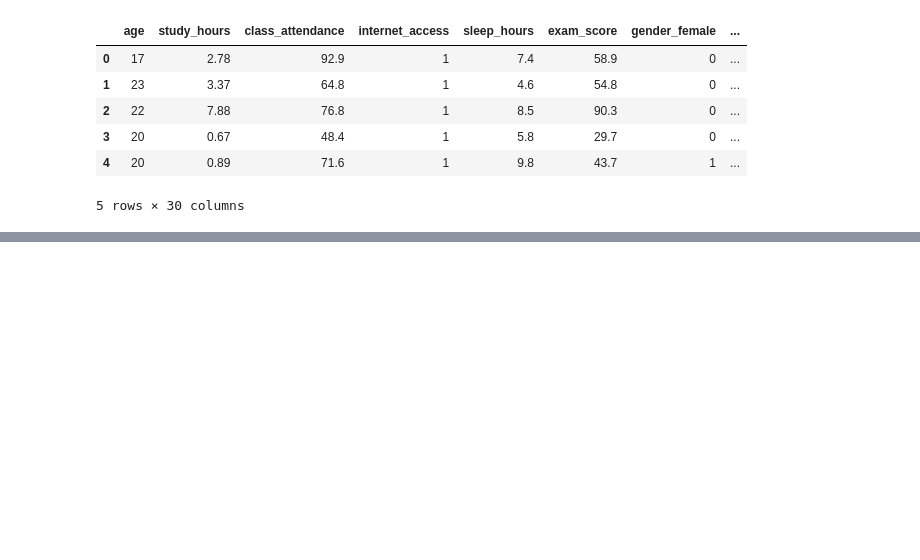
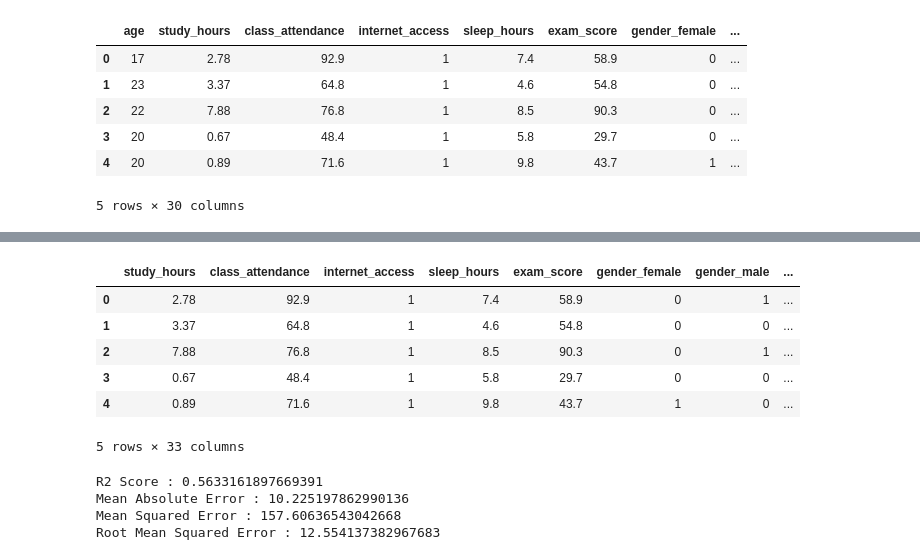
Before and after one commit to sonjoy1s/kaggle_project, a Jupyter notebook: Exam_Score_Prediction_Dataset.ipynb, the cells around one changed output, grey strips where cells are left out. Drawn from its saved outputs; the diff is of its cells as text; code cells hidden in the pictures; blank space fills up the shorter version.

```diff
--- a/Exam_Score_Prediction_Dataset.ipynb
+++ b/Exam_Score_Prediction_Dataset.ipynb
@@ -197,0 +219,2 @@ df_h.head()
+# %%
+df_h1 = pd.get_dummies(df_h,columns=['age_bin'],dtype=int)
@@ -197,0 +231,12 @@ df_h.head()
+# %%
+df_h1.drop(columns=['age'],inplace=True)
+# %%
+df_h1.head()
+# %% [output]
+|  | study_hours | class_attendance | internet_access | sleep_hours | exam_score | gender_female | gender_male | ... |
+| 0 | 2.78 | 92.9 | 1 | 7.4 | 58.9 | 0 | 1 | ... |
+| 1 | 3.37 | 64.8 | 1 | 4.6 | 54.8 | 0 | 0 | ... |
+| 2 | 7.88 | 76.8 | 1 | 8.5 | 90.3 | 0 | 1 | ... |
+| 3 | 0.67 | 48.4 | 1 | 5.8 | 29.7 | 0 | 0 | ... |
+| 4 | 0.89 | 71.6 | 1 | 9.8 | 43.7 | 1 | 0 | ... |
+5 rows × 33 columns
@@ -197,0 +256,12 @@ df_h.head()
+# %%
+from sklearn.metrics import r2_score, mean_absolute_error, mean_squared_error
+print("R2 Score :", r2_score(y_test, y_pred))
+print("Mean Absolute Error :", mean_absolute_error(y_test, y_pred))
+print("Mean Squared Error :", mean_squared_error(y_test, y_pred))
+rmse = np.sqrt(mean_squared_error(y_test, y_pred))
+print("Root Mean Squared Error :", rmse)
+# %% [output]
+R2 Score : 0.5633161897669391
+Mean Absolute Error : 10.225197862990136
+Mean Squared Error : 157.60636543042668
+Root Mean Squared Error : 12.554137382967683
```
Also changed, not shown: parts of 7 cells of this notebook.
